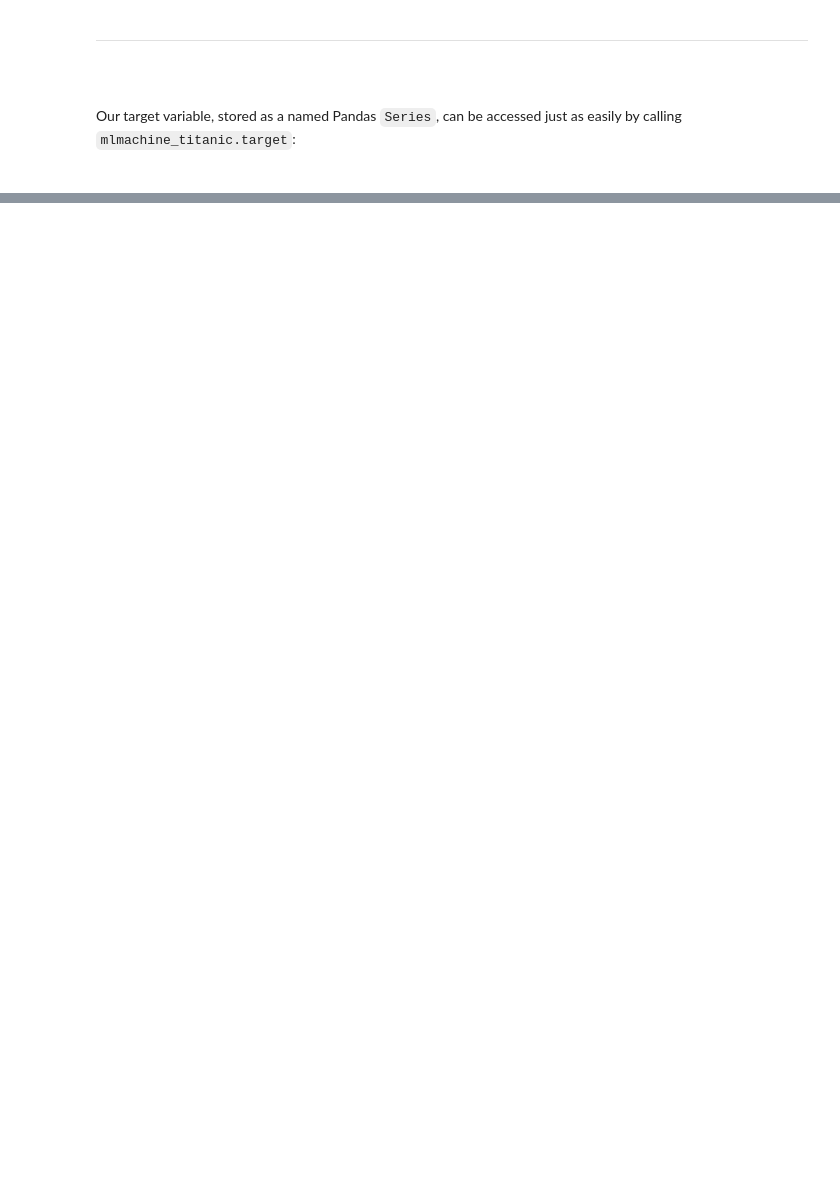
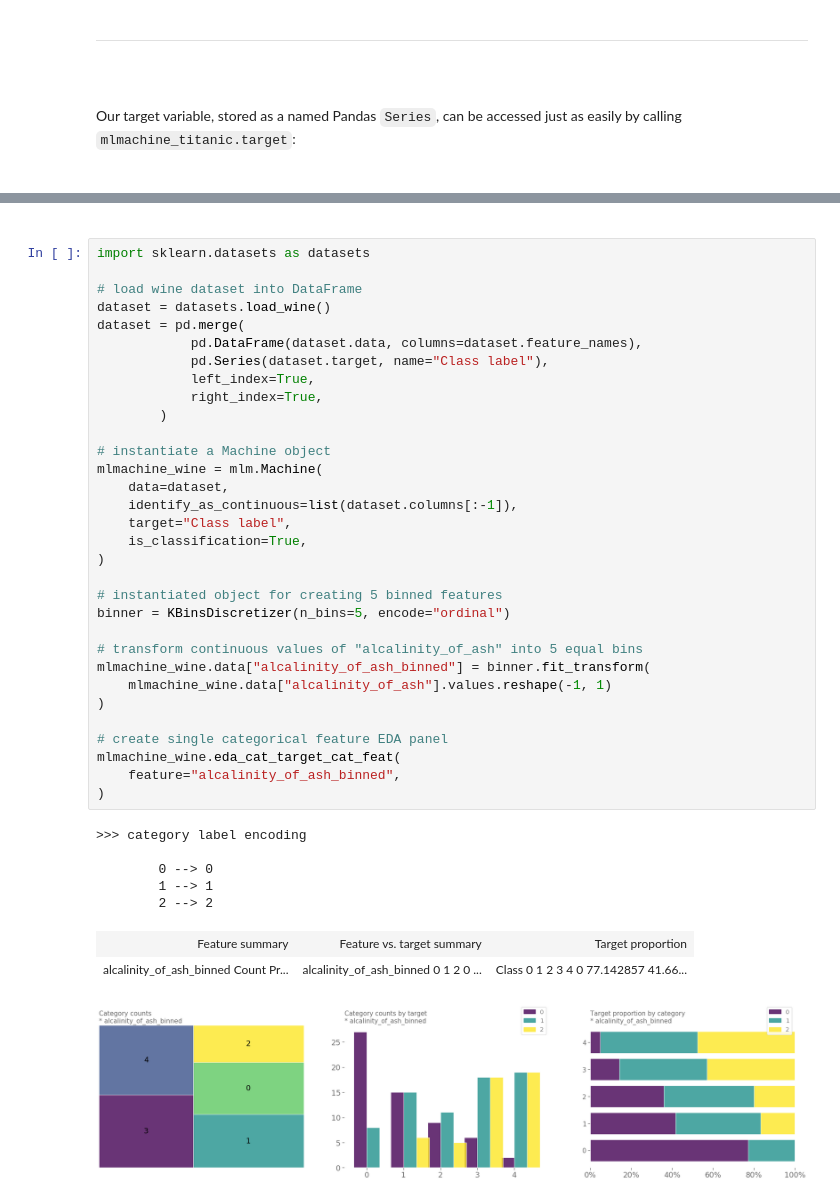
Before and after one commit to petersontylerd/mlmachine, a Jupyter notebook: notebooks/mlmachine_part_1.ipynb, the cells around one changed output, grey strips where cells are left out. Cells and saved outputs as stored; diff of their text form; blank space fills up the shorter version.

```diff
--- a/notebooks/mlmachine_part_1.ipynb
+++ b/notebooks/mlmachine_part_1.ipynb
@@ -347,0 +273,43 @@ Continue to [Part 2](https://github.com/petersontylerd/mlmachine/blob/master/not
+# %% [markdown]
+<a id = 'Effortless-Extension-to-Multi-class-Problems'></a>
+# %%
+import sklearn.datasets as datasets
+
+# load wine dataset into DataFrame
+dataset = datasets.load_wine()
+dataset = pd.merge(
+            pd.DataFrame(dataset.data, columns=dataset.feature_names),
+            pd.Series(dataset.target, name="Class label"),
+            left_index=True,
+            right_index=True,
+        )
+
+# instantiate a Machine object
+mlmachine_wine = mlm.Machine(
+    data=dataset,
+    identify_as_continuous=list(dataset.columns[:-1]),
+    target="Class label",
+    is_classification=True,
+)
+
+# instantiated object for creating 5 binned features
+binner = KBinsDiscretizer(n_bins=5, encode="ordinal")
+
+# transform continuous values of "alcalinity_of_ash" into 5 equal bins
+mlmachine_wine.data["alcalinity_of_ash_binned"] = binner.fit_transform(
+    mlmachine_wine.data["alcalinity_of_ash"].values.reshape(-1, 1)
+)
+
+# create single categorical feature EDA panel
+mlmachine_wine.eda_cat_target_cat_feat(
+    feature="alcalinity_of_ash_binned",
+)
+# %% [output]
+>>> category label encoding
+
+        0 --> 0
+        1 --> 1
+        2 --> 2
+| Feature summary | Feature vs. target summary | Target proportion |
+| alcalinity_of_ash_binned Count Pr... | alcalinity_of_ash_binned 0 1 2 0 ... | Class 0 1 2 3 4 0 77.142857 41.66... |
+[figure, added]
```
Also changed, not shown: parts of 84 cells of this notebook, 10 other files.
